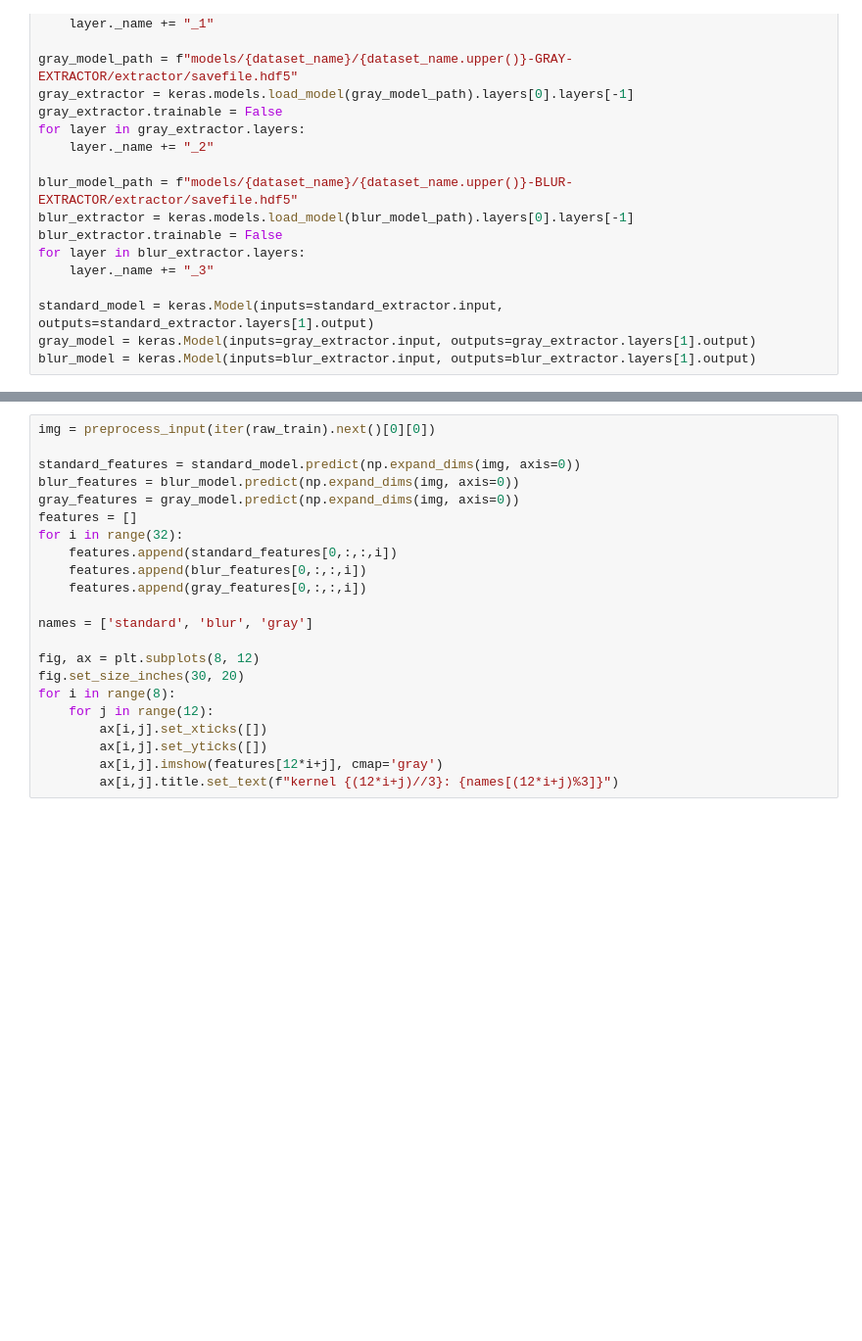
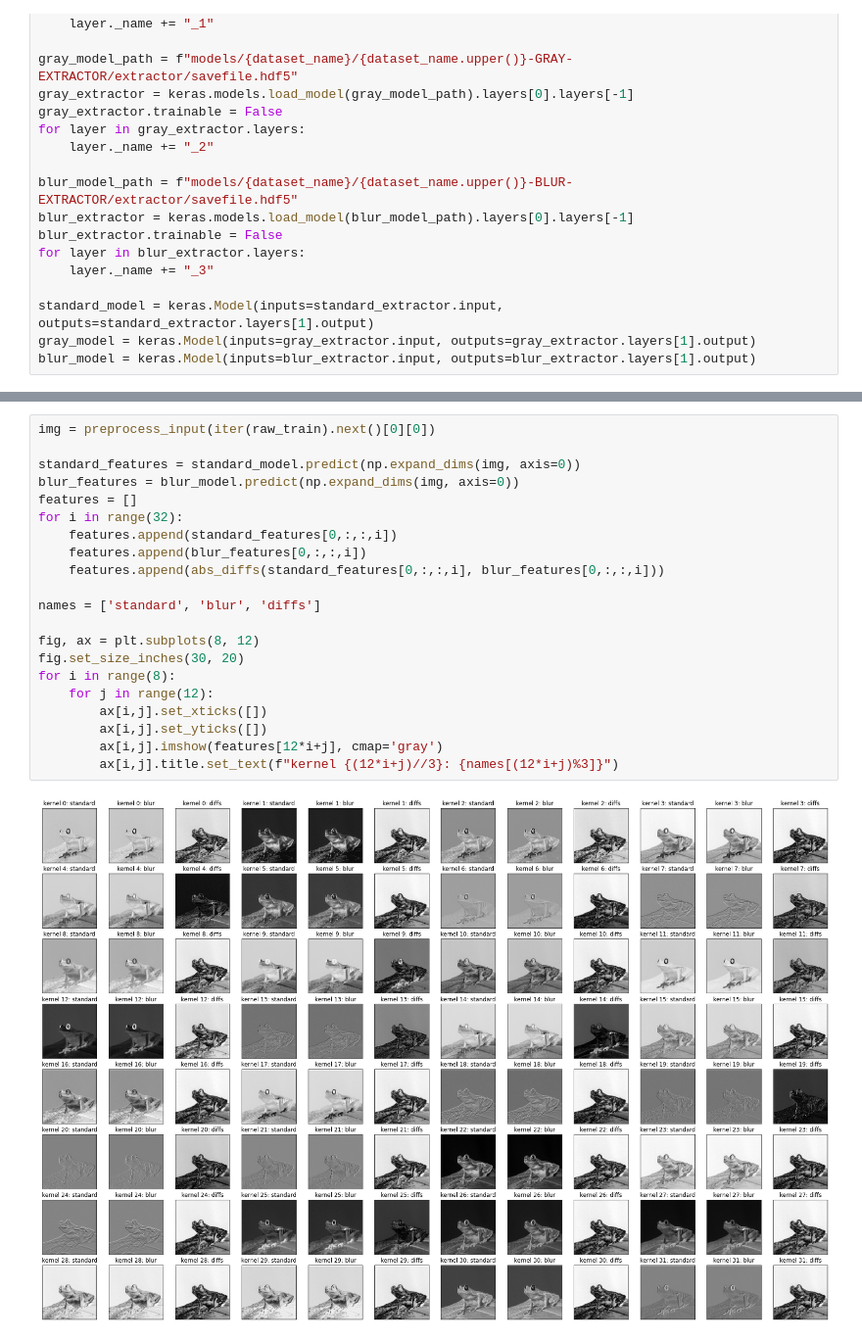
Before and after one commit to zac-oar-uq/AI-Species-Recognition-Thesis, a Jupyter notebook: feature_diffs.ipynb, the cells around one changed output, grey strips where cells are left out. Shown at 98% size. Cells and saved outputs as stored; diff of their text form; blank space fills up the shorter version.

```diff
--- a/feature_diffs.ipynb
+++ b/feature_diffs.ipynb
@@ -33,22 +75,23 @@ blur_model = keras.Model(inputs=blur_extractor.input, outputs=blur_extractor.lay
 # %%
 img = preprocess_input(iter(raw_train).next()[0][0])
 
 standard_features = standard_model.predict(np.expand_dims(img, axis=0))
 blur_features = blur_model.predict(np.expand_dims(img, axis=0))
-gray_features = gray_model.predict(np.expand_dims(img, axis=0))
 features = []
 for i in range(32):
     features.append(standard_features[0,:,:,i])
     features.append(blur_features[0,:,:,i])
-    features.append(gray_features[0,:,:,i])
+    features.append(abs_diffs(standard_features[0,:,:,i], blur_features[0,:,:,i]))
 
-names = ['standard', 'blur', 'gray']
+names = ['standard', 'blur', 'diffs']
 
 fig, ax = plt.subplots(8, 12)
 fig.set_size_inches(30, 20)
 for i in range(8):
     for j in range(12):
         ax[i,j].set_xticks([])
         ax[i,j].set_yticks([])
         ax[i,j].imshow(features[12*i+j], cmap='gray')
         ax[i,j].title.set_text(f"kernel {(12*i+j)//3}: {names[(12*i+j)%3]}")
+# %% [output]
+[figure, added]
```
Also changed, not shown: parts of 6 cells of this notebook, 2 other files.
